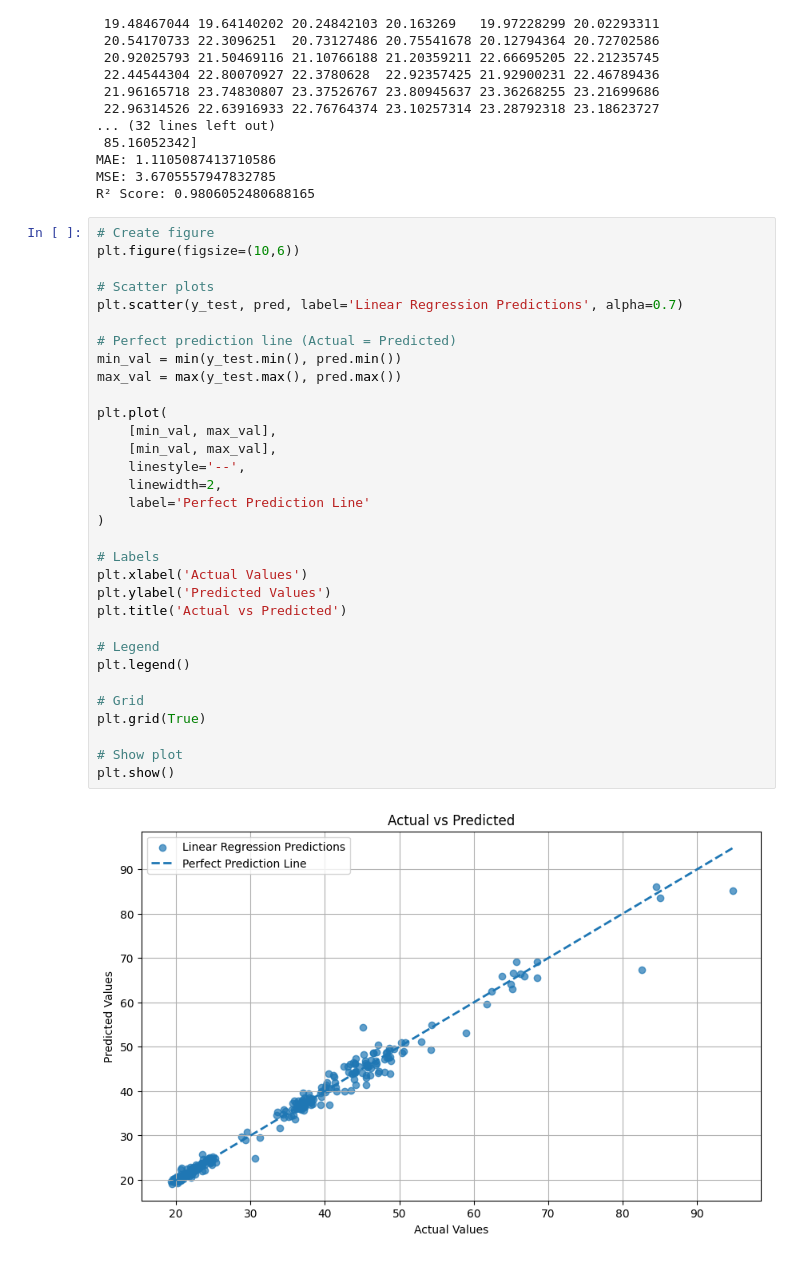
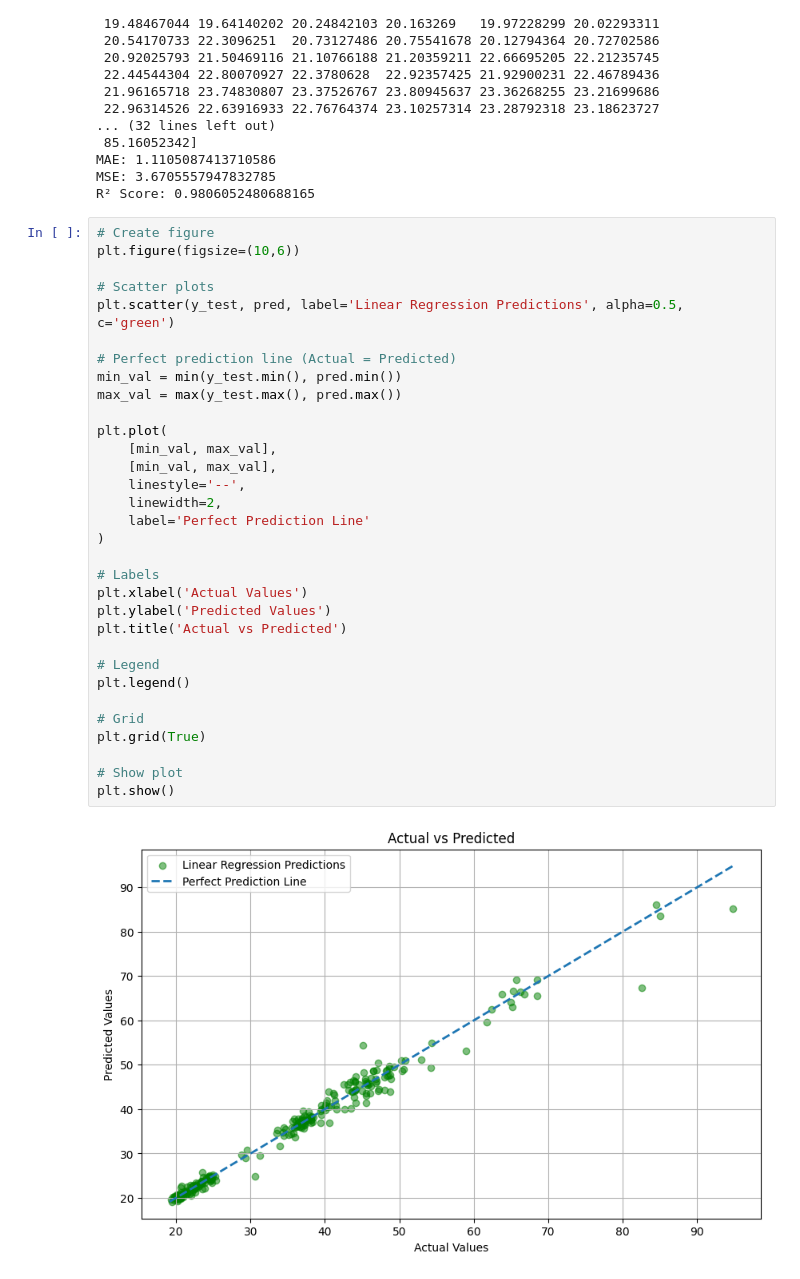
Before and after one commit to monay797/intel-daily-stock-price-prediction, a Jupyter notebook: notebooks/training-models.ipynb, the cells around one changed output. Cells and saved outputs as stored; diff of their text form.

```diff
--- a/notebooks/training-models.ipynb
+++ b/notebooks/training-models.ipynb
@@ -475,32 +475,32 @@ R² Score: 0.9806052480688165
 plt.figure(figsize=(10,6))
 
 # Scatter plots
-plt.scatter(y_test, pred, label='Linear Regression Predictions', alpha=0.7)
+plt.scatter(y_test, pred, label='Linear Regression Predictions', alpha=0.5, c='green')
 
 # Perfect prediction line (Actual = Predicted)
 min_val = min(y_test.min(), pred.min())
 max_val = max(y_test.max(), pred.max())
 
 plt.plot(
     [min_val, max_val],
     [min_val, max_val],
     linestyle='--',
     linewidth=2,
     label='Perfect Prediction Line'
 )
 
 # Labels
 plt.xlabel('Actual Values')
 plt.ylabel('Predicted Values')
 plt.title('Actual vs Predicted')
 
 # Legend
 plt.legend()
 
 # Grid
 plt.grid(True)
 
 # Show plot
 plt.show()
 # %% [output]
-[figure, old version]
+[figure, new version]
```
